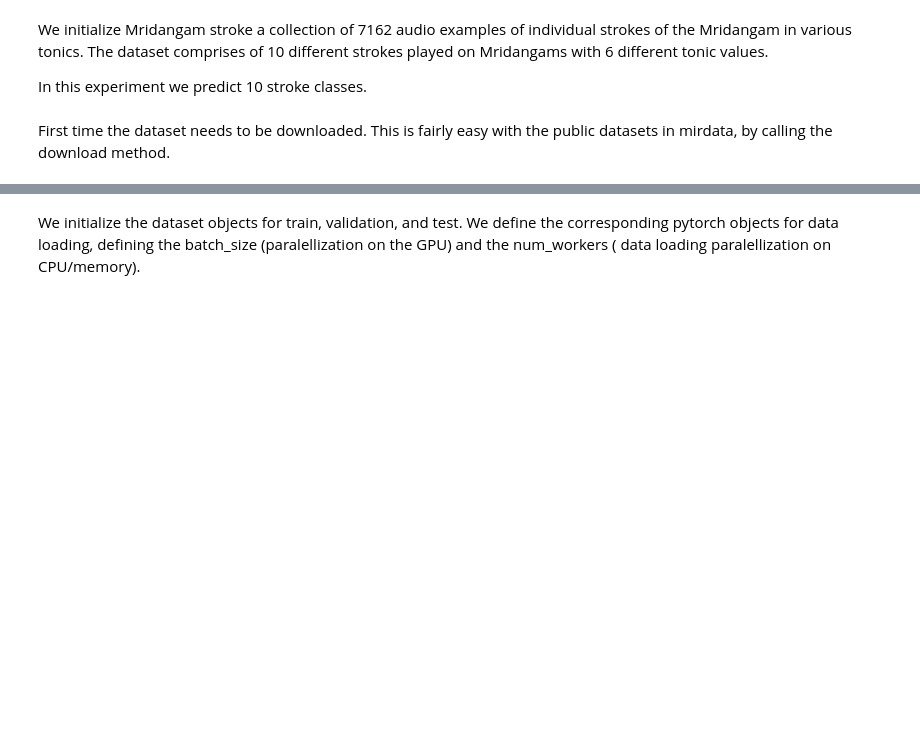
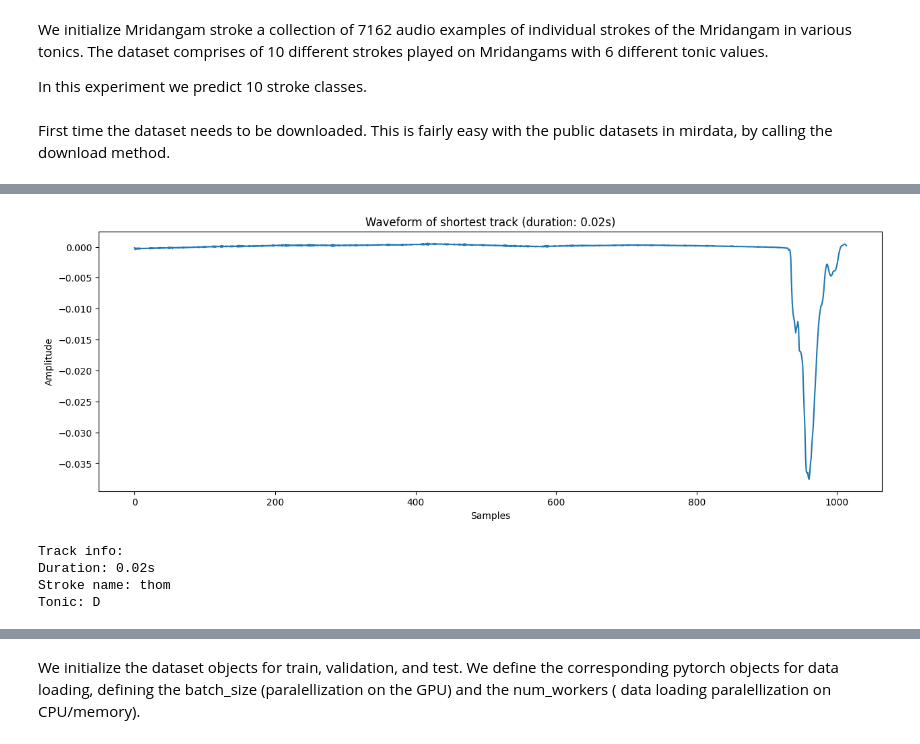
Before and after one commit to mrocamora/mir_course, a Jupyter notebook: notebooks/MIR_course-sound_classification_deep_learning_mel-spectrogram.ipynb, the cells around one changed output, grey strips where cells are left out. Cells and saved outputs as stored; diff of their text form; code cells hidden in the pictures; blank space fills up the shorter version.

```diff
--- a/notebooks/MIR_course-sound_classification_deep_learning_mel-spectrogram.ipynb
+++ b/notebooks/MIR_course-sound_classification_deep_learning_mel-spectrogram.ipynb
@@ -72,0 +187,27 @@ print(track)  # see what data a track contains
+# %%
+# Get the shortest duration track
+shortest_idx = np.argmin(durations)
+shortest_track_id = track_ids[shortest_idx]
+shortest_track = mridangam.track(shortest_track_id)
+
+# Load and display audio
+x_short, sr_short = shortest_track.audio
+
+# Plot waveform
+plt.figure(figsize=(15, 5))
+plt.plot(x_short)
+plt.title(f'Waveform of shortest track (duration: {durations[shortest_idx]:.2f}s)')
+plt.xlabel('Samples')
+plt.ylabel('Amplitude')
+plt.show()
+
+print(f"Track info:")
+print(f"Duration: {durations[shortest_idx]:.2f}s")
+print(f"Stroke name: {shortest_track.stroke_name}")
+print(f"Tonic: {shortest_track.tonic}")
+# %% [output]
+[figure, added]
+Track info:
+Duration: 0.02s
+Stroke name: thom
+Tonic: D
```
Also changed, not shown: parts of 37 cells of this notebook.
